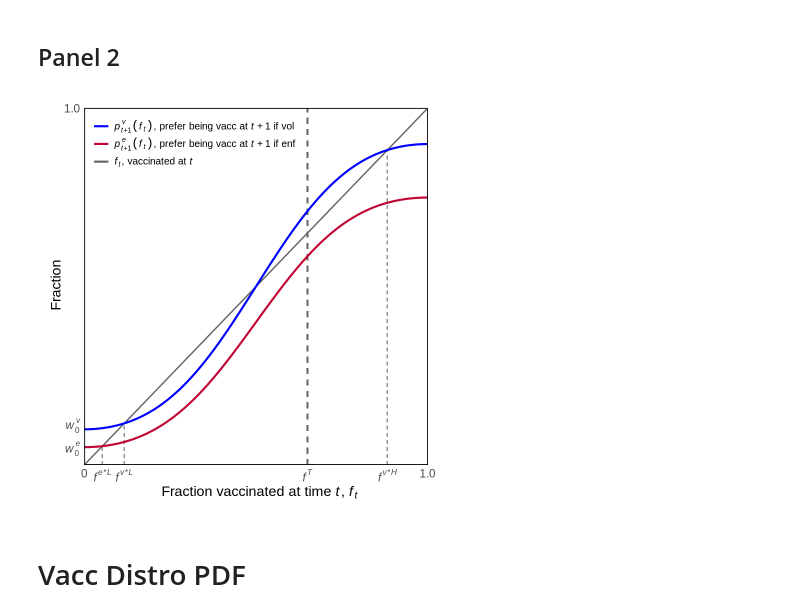
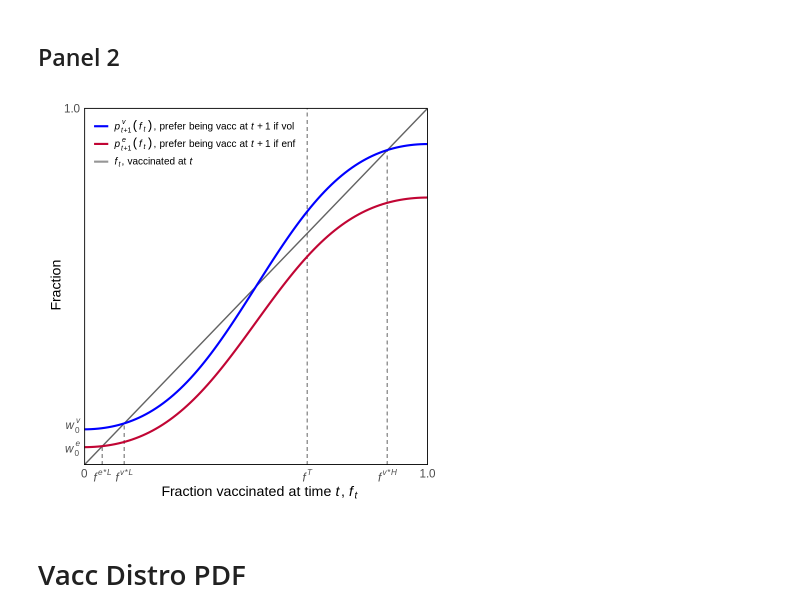
Before and after one commit to scottcohn97/schmelz_bowles, a Jupyter notebook: schmelz_bowles.ipynb, the cells around one changed output. Saved outputs shown, nothing was run; the diff lists cells and outputs as text; code cells hidden in the pictures.

```diff
--- a/schmelz_bowles.ipynb
+++ b/schmelz_bowles.ipynb
@@ -135,9 +135,9 @@ df2 <- df %>%
 g1 <- df2 %>% ggplot(aes(x = f, y = w_val)) +
   geom_segment(x = 0.0529, y = 0, xend = 0.0529, yend = 0.0529, color = "#969696", linetype = 2) +
   geom_segment(x = 0.1168, y = 0, xend = 0.1168, yend = 0.1168, color = "#969696", linetype = 2) +
-  geom_segment(x = 0.65, y = 0, xend = 0.65, yend = 1.0, color = "#636363", linetype = 2, size = 0.8) +
+  geom_segment(x = 0.65, y = 0, xend = 0.65, yend = 1.0, aes(color = "#969696"), linetype = 2) +
   geom_segment(x = 0.8832, y = 0, xend = 0.8832, yend = 0.8832, color = "#969696", linetype = 2) +
-  geom_line(aes(y = f, color = "#636363"), linetype = 1, size = 0.8) +
+  geom_line(aes(y = f), color = "#636363", linetype = 1, size = 0.8) +
   geom_line(aes(color = w), size = 1.2)
 
 # Add labels and annotation
@@ -164,35 +164,35 @@ g3 <- g2 +
     labels = c(expression(italic(w[0]^e)),
                 expression(italic(w[0]^v)),
                "1.0")) +
   # color
   scale_color_manual(name = element_blank(),
-    values = c("#636363", "#c10534", "#0000ff"),
+    values = c("#969696", "#c10534", "#0000ff"),
     labels = c(bquote(italic(f[t]) * ", vaccinated at " * italic(t)),
                bquote(italic(p[t+1]^e) * italic((f[t])) * ", prefer being vacc at " * italic(t+1) * " if enf"),
                bquote(italic(p[t+1]^v) * italic((f[t])) * ", prefer being vacc at " * italic(t+1) * " if vol" )),
                guide = guide_legend(reverse = TRUE)) +
   # theme
   theme_minimal() +
   theme(
     panel.grid = element_blank(),
     legend.position = c(0.31,0.9),
     legend.text = element_text(size = 12),
     legend.key.size = unit(0.75, "cm"),
     axis.title.x = element_text(size = 17),
     #axis.title.x = ggtext::element_markdown(size = 17),
     axis.title.y = element_text(size = 17, angle = 90, vjust = 0.5),
     #axis.title.y = ggtext::element_markdown(size = 17),
     axis.text = element_text(size = 14),
     plot.margin = margin(.5, 1, .5, .5, "cm")
     ) +
     annotate(geom = 'segment', y = 1, yend = 1, color = 'black', x = -Inf, xend = 1, size = 0.5) +
     annotate(geom = 'segment', y = 0, yend = 0, color = 'black', x = -Inf, xend = 1, size = 1) +
     annotate(geom = 'segment', y = 1, yend = 0, color = 'black', x = 1, xend = 1, size = 0.5) +
     annotate(geom = 'segment', y = 1, yend = 0, color = 'black', x = 0, xend = 0, size = 1)
 
 g3
 # %% [output]
-[figure, old version]
+[figure, new version]
 # %%
 # Save plot
 ggsave(file = "schmelz_bowles_02.pdf", plot = g3, width = 7, height = 7)
```
Also changed, not shown: parts of 8 cells of this notebook.
